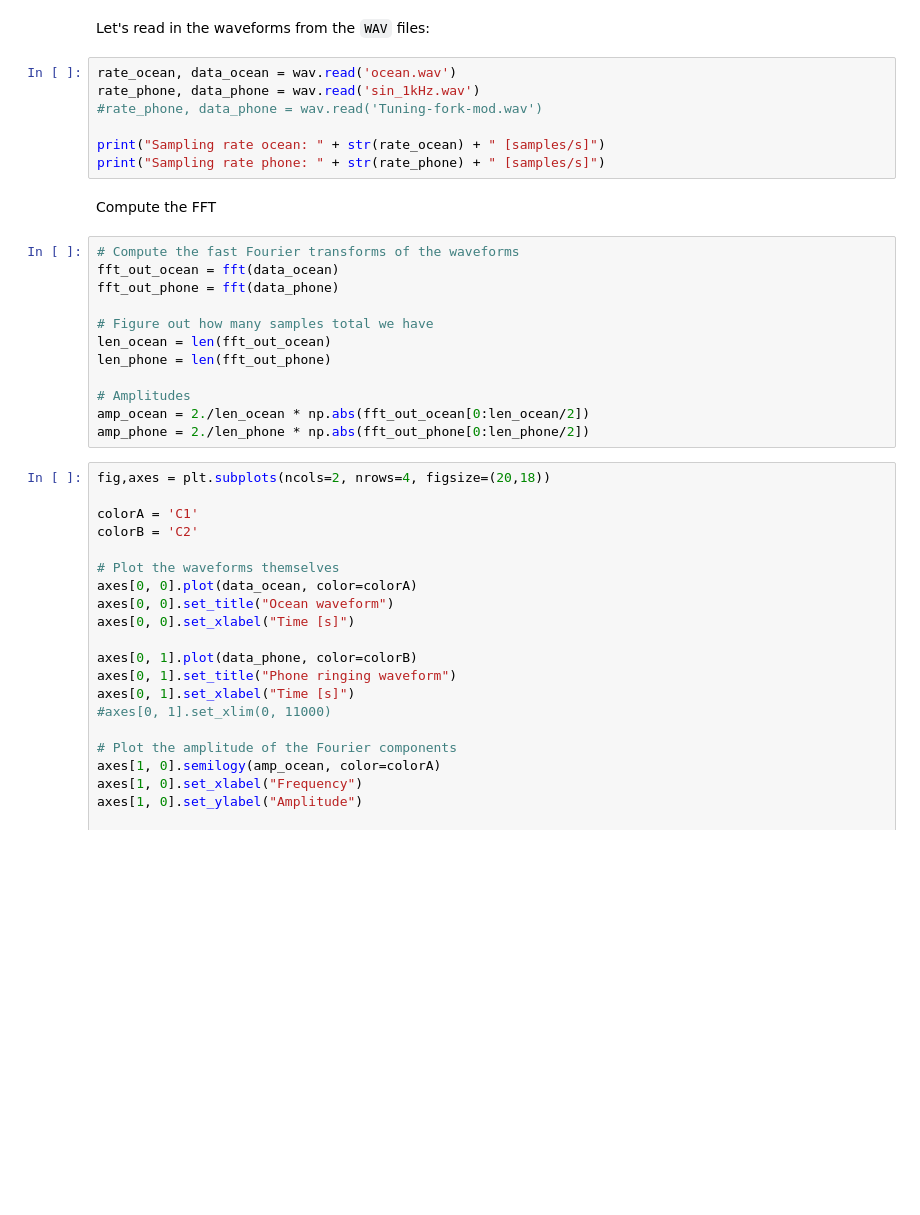
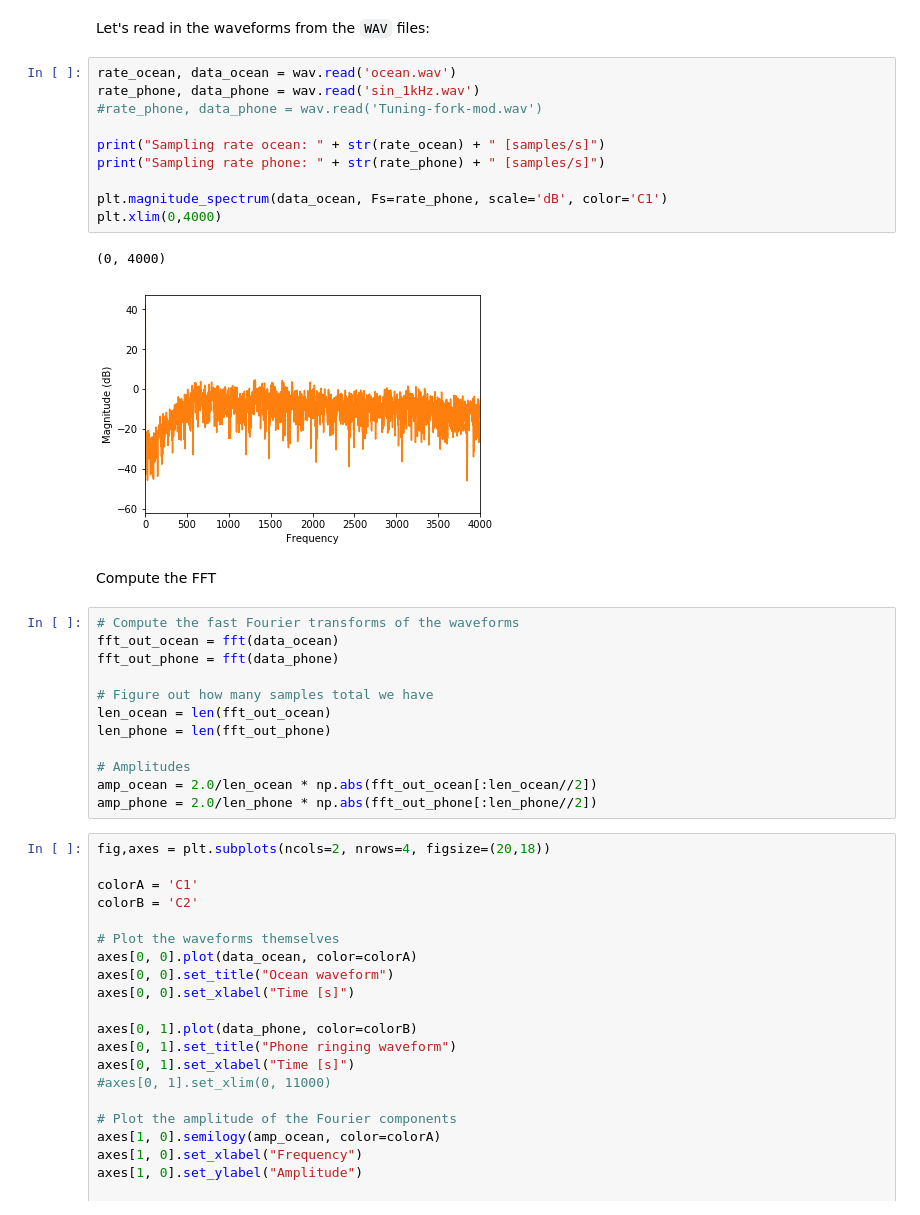
Before and after one commit to UChicagoPhysics/PHYS250, a Jupyter notebook: Examples/Fast-Fourier-Transforms.ipynb, the cells around one changed output. Saved outputs shown, nothing was run; the diff lists cells and outputs as text; blank space fills up the shorter version.

```diff
--- a/Examples/Fast-Fourier-Transforms.ipynb
+++ b/Examples/Fast-Fourier-Transforms.ipynb
@@ -212,10 +249,16 @@ Let's read in the waveforms from the `WAV` files:
 # %%
 rate_ocean, data_ocean = wav.read('ocean.wav')
 rate_phone, data_phone = wav.read('sin_1kHz.wav')
 #rate_phone, data_phone = wav.read('Tuning-fork-mod.wav')
 
 print("Sampling rate ocean: " + str(rate_ocean) + " [samples/s]")
 print("Sampling rate phone: " + str(rate_phone) + " [samples/s]")
+
+plt.magnitude_spectrum(data_ocean, Fs=rate_phone, scale='dB', color='C1')
+plt.xlim(0,4000)
+# %% [output]
+(0, 4000)
+[figure, added]
 # %% [markdown]
 Compute the FFT
 # %%
@@ -228,8 +271,8 @@ len_ocean = len(fft_out_ocean)
 len_phone = len(fft_out_phone)
 
 # Amplitudes
-amp_ocean = 2./len_ocean * np.abs(fft_out_ocean[0:len_ocean/2])
-amp_phone = 2./len_phone * np.abs(fft_out_phone[0:len_phone/2])
+amp_ocean = 2.0/len_ocean * np.abs(fft_out_ocean[:len_ocean//2])
+amp_phone = 2.0/len_phone * np.abs(fft_out_phone[:len_phone//2])
 # %%
 fig,axes = plt.subplots(ncols=2, nrows=4, figsize=(20,18))
 
```
Also changed, not shown: parts of 3 cells of this notebook.
